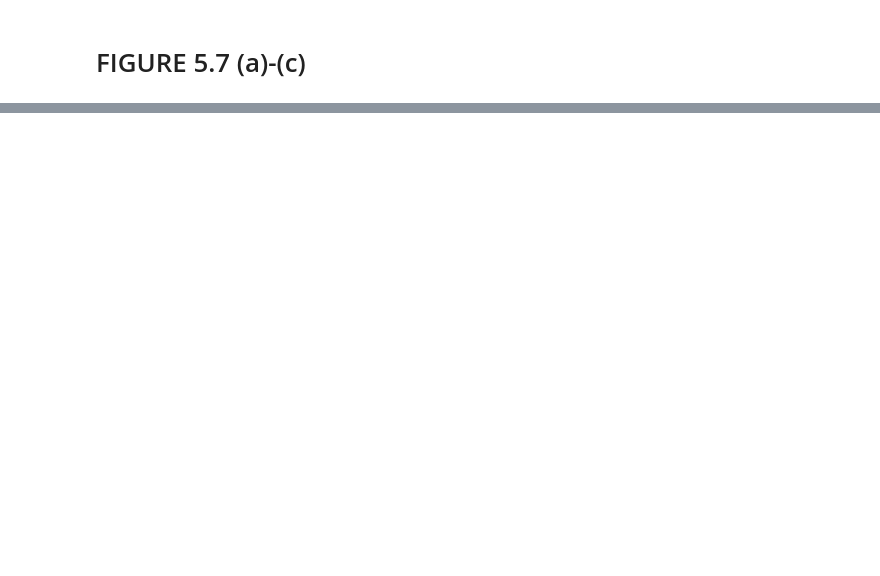
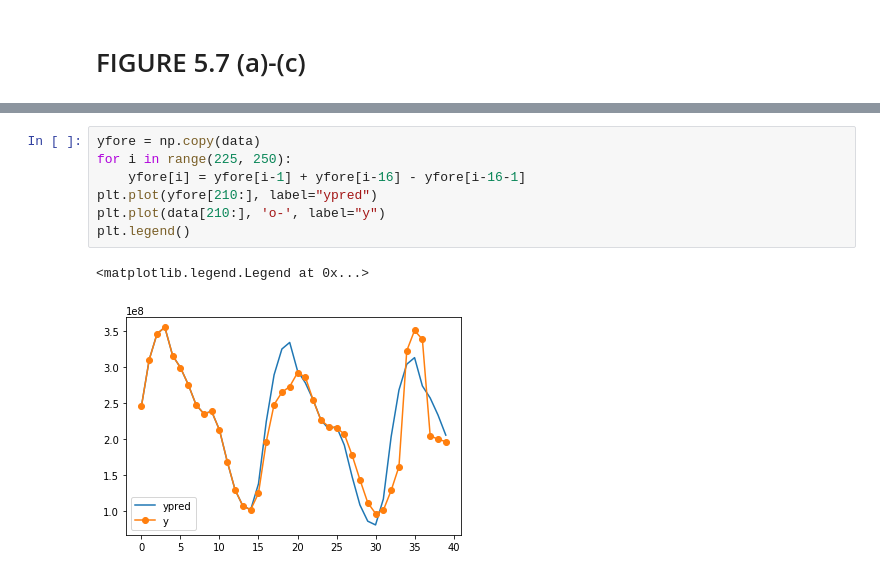
Before and after one commit to Battleman/perfeval, a Jupyter notebook: Lab4/tutorial/Untitled.ipynb, the cells around one changed output, grey strips where cells are left out. Cells and saved outputs as stored; diff of their text form; blank space fills up the shorter version.

```diff
--- a/Lab4/tutorial/Untitled.ipynb
+++ b/Lab4/tutorial/Untitled.ipynb
@@ -48,0 +79,10 @@ known_ids = range(224)
+# %%
+yfore = np.copy(data)
+for i in range(225, 250):
+    yfore[i] = yfore[i-1] + yfore[i-16] - yfore[i-16-1]
+plt.plot(yfore[210:], label="ypred")
+plt.plot(data[210:], 'o-', label="y")
+plt.legend()
+# %% [output]
+<matplotlib.legend.Legend at 0x...>
+[figure, added]
```
Also changed, not shown: parts of 6 cells of this notebook, 2 other files.
